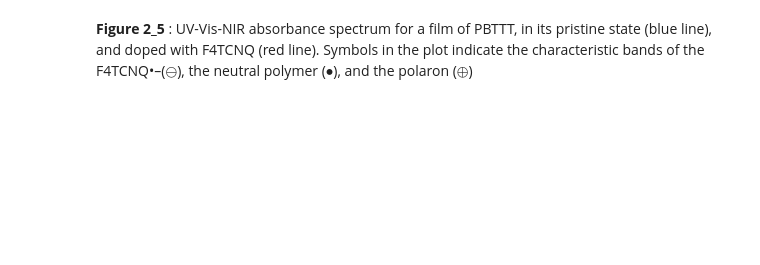
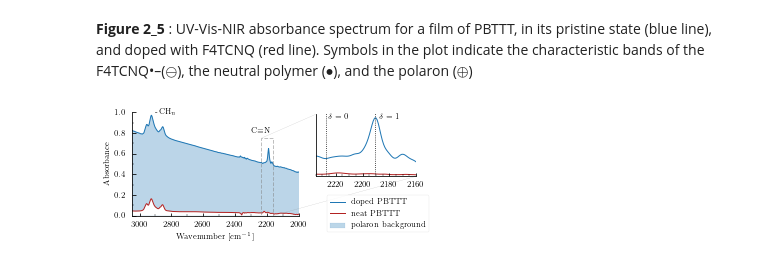
Before and after one commit to oszaar/OZA_PhD, a Jupyter notebook: main_notebook.ipynb, the cells around one changed output. Saved outputs shown, nothing was run; the diff lists cells and outputs as text; code cells hidden in the pictures; blank space fills up the shorter version.

```diff
--- a/main_notebook.ipynb
+++ b/main_notebook.ipynb
@@ -146,2 +340,46 @@ ax.yaxis.set_minor_locator(MultipleLocator(0.1))
 # %% [markdown]
 **Figure 2_5** : UV-Vis-NIR absorbance spectrum for a film of PBTTT, in its pristine state (blue line), and doped with F4TCNQ (red line). Symbols in the plot indicate the characteristic bands of the F4TCNQ•–($\ominus$), the neutral polymer ($\bullet$), and the polaron ($\oplus$)
+# %%
+ftir_x = pd.read_csv("/Users/Zapata/Documents/OneDrive/python_projects/k_s/thesis_files/IR/ir_x.csv",index_col=None, header=0)
+fig = plt.figure(figsize=(3,1.9), constrained_layout=False)
+ax = fig.add_subplot(1, 1, 1,)# yticklabels=[], yticks=[])
+
+#####
+ax.plot(ftir_x['wavenumber'],ftir_x['a'],color='tab:blue',lw=1, label='doped PBTTT')
+ax.plot(ftir_x['wavenumber'],(ftir_x['j']),color='firebrick',lw=1, label='neat PBTTT')
+#####
+ax.fill_between(ftir_x['wavenumber'],ftir_x['a'], color= 'tab:blue',alpha=0.3,label='polaron background')
+ax.fill_between(ftir_x['wavenumber'],ftir_x['j'], color= 'white',alpha=1,label='',zorder=1)
+
+#####
+axins = ax.inset_axes([1.1, 0.38, 0.6, 0.6], yticklabels=[], yticks=[])
+axins.patch.set_alpha(0.1)
+axins.plot(ftir_x['wavenumber'],(ftir_x['a']*3.4-1.5),color='tab:blue',lw=1, label='doped PBTTT',zorder=1)
+axins.plot(ftir_x['wavenumber'],(ftir_x['j']),color='firebrick',lw=1, label='PBTTT',zorder=1)
+axins.vlines([2190.5,2227], 0, 2, lw=0.8, ls=':', color='k')
+#####
+axins.set_xlim(2235,2160)
+axins.set_ylim(0,0.75)
+ax.indicate_inset_zoom(axins, lw=1,ls='--',label='')
+#####
+ax.annotate("-$\,$CH$_n$", xy=(2900, 0.98), xycoords="data", fontsize=7.5, color= 'k', zorder=1)
+ax.annotate('C$\equiv$N', xy=(2300, 0.8), xycoords="data", fontsize=7.5, color= 'k', zorder=1)
+axins.annotate('$\delta=1$', xy=(2188, 0.7), xycoords="data", fontsize=7.8, color= 'k', zorder=1)
+axins.annotate('$\delta=0$', xy=(2226, 0.7), xycoords="data", fontsize=7.8, color= 'k', zorder=1)
+
+#####
+ax.legend(loc='lower right', prop={'size': 7.6},bbox_to_anchor=(1.8, -0.2))
+#####
+ax.set_xlabel("Wavenumber [cm$^{-1}$]",)
+ax.set_ylabel("Absorbance",)
+ax.set_xlim(3050,2000)
+ax.set_ylim(0,1);
+
+ax.xaxis.set_minor_locator(MultipleLocator(100))
+ax.yaxis.set_minor_locator(MultipleLocator(0.1))
+axins.xaxis.set_minor_locator(MultipleLocator(5))
+
+
+# fig.savefig('/Users/Zapata/Dropbox/Apps/Overleaf/thesis_OZA (Version 28107)/classicthesis_on_work/gfx/FTIR_ref.pdf', bbox_inches='tight')
+# %% [output]
+[figure, added]
```
Also changed, not shown: parts of 12 cells of this notebook, 11 other files.
